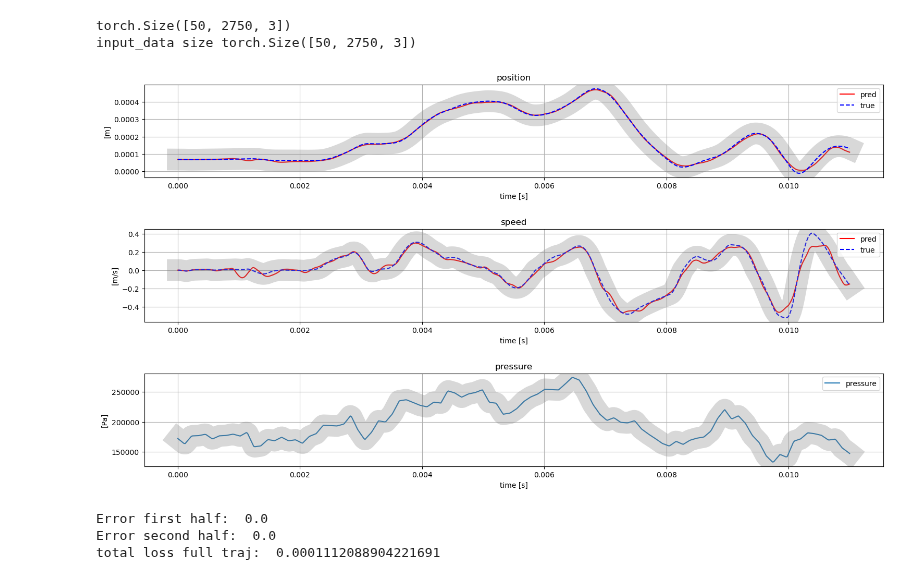
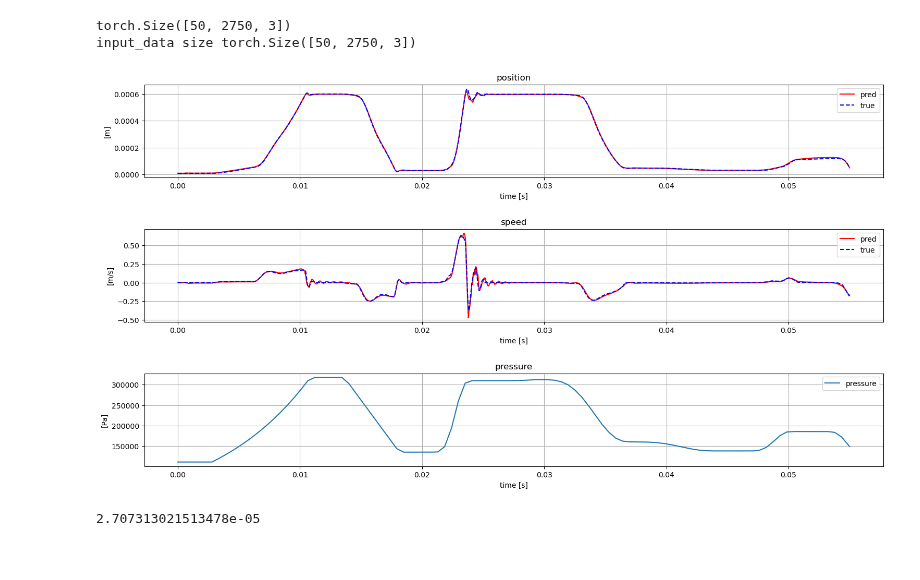
Before and after one commit to Gandalf3141/ventil_lstm, a Jupyter notebook: internal_testing_or_tcn.ipynb, the cells around one changed output. Saved outputs shown, nothing was run; the diff lists cells and outputs as text; code cells hidden in the pictures.

```diff
--- a/internal_testing_or_tcn.ipynb
+++ b/internal_testing_or_tcn.ipynb
@@ -18,7 +18,7 @@ torch.set_default_dtype(torch.float64)
 # torch.save(model.state_dict(), path)
 
 # Load the model and test it on the test data
-path = r"Ventil_trained_NNs\OR_TCN2.pth"
+path = r"Trained_NNs_exp/OR_TCN_exp2.pth"
 
 params =                          {
                             "experiment_number" : 4,
@@ -43,7 +43,7 @@ params =                          {
 
 
 
-input_data1, PSW_max = get_data(path = "data\save_data_test_revised.csv",
+input_data1, PSW_max = get_data(path = "data/save_data_test_revised.csv",
                         timesteps_from_data=0,
                         skip_steps_start = 0,
                         skip_steps_end = 0,
@@ -52,7 +52,7 @@ input_data1, PSW_max = get_data(path = "data\save_data_test_revised.csv",
                         rescale_p=False,
                         num_inits=params["part_of_data"])
 
-input_data2, PSW_max = get_data(path = "data\save_data_test_5xlonger_dyndyn.csv",
+input_data2, PSW_max = get_data(path = "data/save_data_test_5xlonger_dyndyn.csv",
                         timesteps_from_data=0,
                         skip_steps_start = 0,
                         skip_steps_end = 0,
@@ -61,7 +61,7 @@ input_data2, PSW_max = get_data(path = "data\save_data_test_5xlonger_dyndyn.csv"
                         rescale_p=False,
                         num_inits=params["part_of_data"])
 
-input_data3, PSW_max = get_data(path = "data\save_data_test_5xlonger_dyndyn.csv",
+input_data3, PSW_max = get_data(path = "data/save_data_test_5xlonger_dyndyn.csv",
                         timesteps_from_data=0,
                         skip_steps_start = 0,
                         skip_steps_end = 0,
@@ -82,39 +82,38 @@ print("input_data size", input_data.size())
 num_of_inits_train = int(len(input_data)*params["percentage_of_data"])
 train_inits = np.random.choice(np.arange(len(input_data)),num_of_inits_train,replace=False)
 test_inits = np.array([x for x in range(len(input_data)) if x not in train_inits])
 np.random.shuffle(train_inits)
 np.random.shuffle(test_inits)
 test_data = input_data[test_inits,:,:]
 np.random.seed()
 
 # Initialize the LSTM model
 
 input_channels = params["input_channels"]
 output = params["output"]
 num_channels = [params["n_hidden"]] * params["levels"]
 kernel_size = params["kernel_size"]
 dropout = params["dropout"]
 
-model = OR_TCN(input_channels, output, num_channels, kernel_size=kernel_size, dropout=dropout, windowsize=params["window_size"])
+model = OR_TCN(input_channels, output, num_channels, kernel_size=kernel_size, dropout=dropout, windowsize=params["window_size"]).to(device)
 
 model.load_state_dict(torch.load(path, map_location=torch.device(device)))
 
 train_data = input_data[train_inits,:,:]
 #%matplotlib qt
 #%matplotlib inline
 
 #test_loss, test_loss_deriv, total_loss, physloss
-test_loss, test_loss_deriv, total_loss = test(input_data1.to(device), model, model_type = "or_tcn", window_size=params["window_size"],
+test_loss, test_loss_deriv, total_loss = test(input_data2.to(device), model, model_type = "or_tcn", window_size=params["window_size"],
                                                          display_plots=True, num_of_inits = 1, set_rand_seed=False, physics_rescaling = PSW_max, additional_data=None)
 #print(total_loss)
 #[350000.0, 0.0006, 1.7, 0.0, 0.0, -1.7]
+print(total_loss)
 # %% [output]
 torch.Size([50, 2750, 3])
 input_data size torch.Size([50, 2750, 3])
-[figure, old version]
+[figure, new version]
-Error first half:  0.0
-Error second half:  0.0
-total loss full traj:  0.0001112088904221691
+2.707313021513478e-05
 # %%
 
 # Importing necessary libraries
```
Also changed, not shown: 1 other file.
